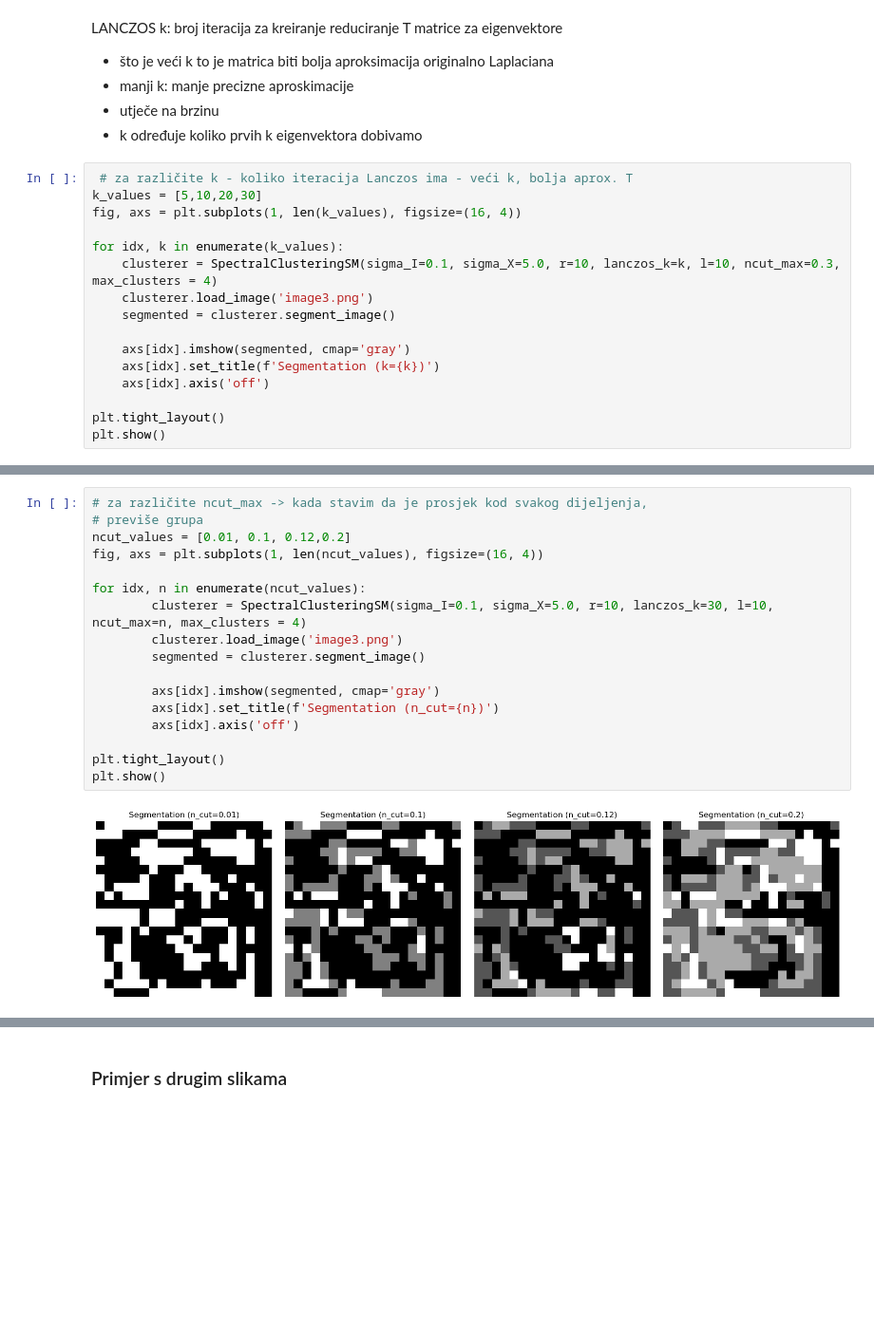
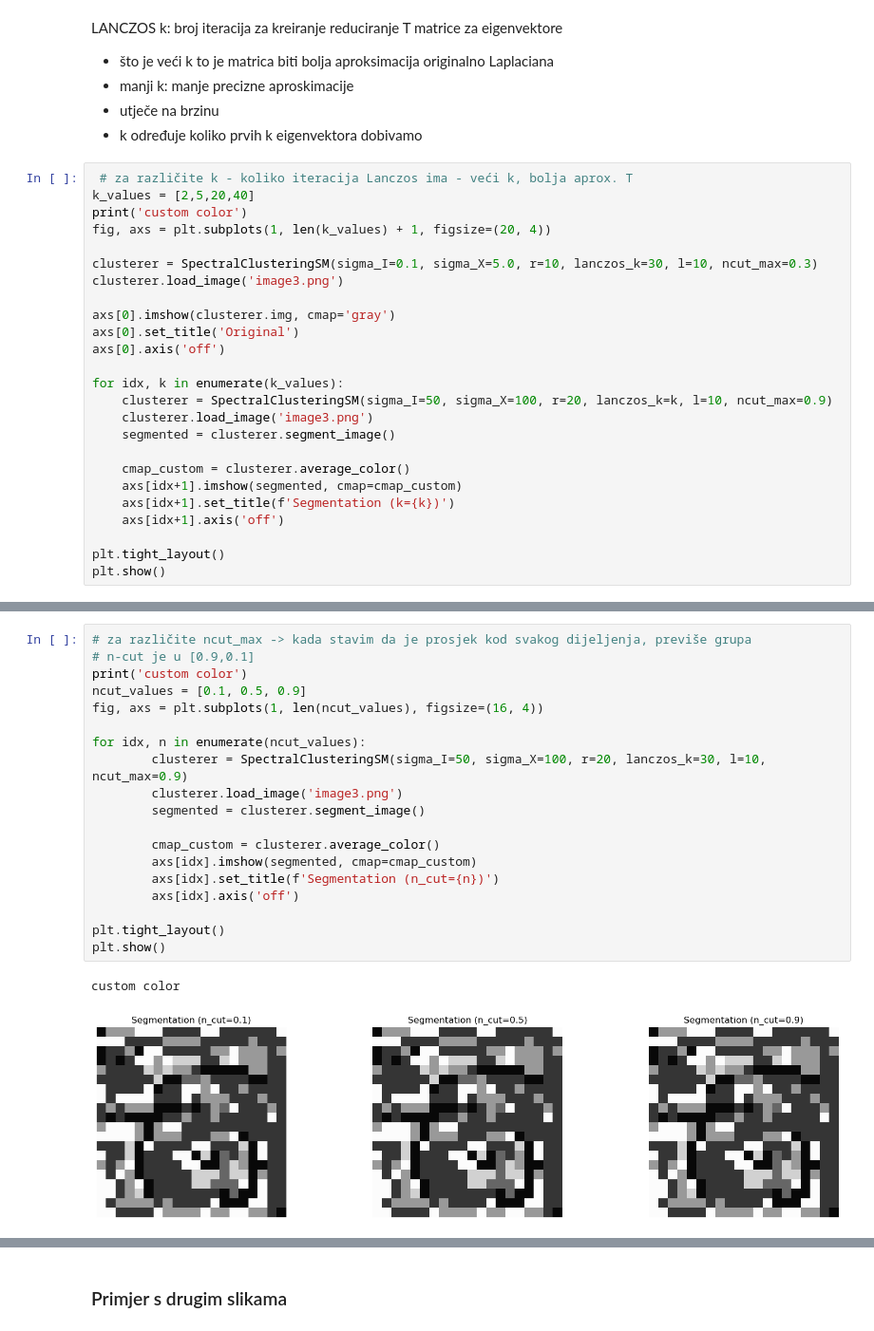
Before and after one commit to antoniamstr1/diplomski_rad, a Jupyter notebook: SM.ipynb, the cells around one changed output, grey strips where cells are left out. Shown: that part at 95% size. Saved outputs shown, nothing was run; the diff lists cells and outputs as text; blank space fills up the shorter version.

```diff
--- a/SM.ipynb
+++ b/SM.ipynb
@@ -280,17 +254,26 @@ LANCZOS k: broj iteracija za kreiranje reduciranje T matrice za eigenvektore
 - k određuje koliko prvih k eigenvektora dobivamo
 # %%
  # za različite k - koliko iteracija Lanczos ima - veći k, bolja aprox. T
-k_values = [5,10,20,30]
-fig, axs = plt.subplots(1, len(k_values), figsize=(16, 4))
+k_values = [2,5,20,40]
+print('custom color')
+fig, axs = plt.subplots(1, len(k_values) + 1, figsize=(20, 4))
+
+clusterer = SpectralClusteringSM(sigma_I=0.1, sigma_X=5.0, r=10, lanczos_k=30, l=10, ncut_max=0.3)
+clusterer.load_image('image3.png')
+
+axs[0].imshow(clusterer.img, cmap='gray')
+axs[0].set_title('Original')
+axs[0].axis('off')
 
 for idx, k in enumerate(k_values):
-    clusterer = SpectralClusteringSM(sigma_I=0.1, sigma_X=5.0, r=10, lanczos_k=k, l=10, ncut_max=0.3, max_clusters = 4)
+    clusterer = SpectralClusteringSM(sigma_I=50, sigma_X=100, r=20, lanczos_k=k, l=10, ncut_max=0.9)
     clusterer.load_image('image3.png')
     segmented = clusterer.segment_image()
 
-    axs[idx].imshow(segmented, cmap='gray')
-    axs[idx].set_title(f'Segmentation (k={k})')
-    axs[idx].axis('off')
+    cmap_custom = clusterer.average_color()
+    axs[idx+1].imshow(segmented, cmap=cmap_custom)
+    axs[idx+1].set_title(f'Segmentation (k={k})')
+    axs[idx+1].axis('off')
 
 plt.tight_layout()
 plt.show()
@@ -299,21 +283,24 @@ plt.show()
 # %%
-# za različite ncut_max -> kada stavim da je prosjek kod svakog dijeljenja,
-# previše grupa
-ncut_values = [0.01, 0.1, 0.12,0.2]
+# za različite ncut_max -> kada stavim da je prosjek kod svakog dijeljenja, previše grupa
+# n-cut je u [0.9,0.1]
+print('custom color')
+ncut_values = [0.1, 0.5, 0.9]
 fig, axs = plt.subplots(1, len(ncut_values), figsize=(16, 4))
 
 for idx, n in enumerate(ncut_values):
-        clusterer = SpectralClusteringSM(sigma_I=0.1, sigma_X=5.0, r=10, lanczos_k=30, l=10, ncut_max=n, max_clusters = 4)
+        clusterer = SpectralClusteringSM(sigma_I=50, sigma_X=100, r=20, lanczos_k=30, l=10, ncut_max=0.9)
         clusterer.load_image('image3.png')
         segmented = clusterer.segment_image()
 
-        axs[idx].imshow(segmented, cmap='gray')
+        cmap_custom = clusterer.average_color()
+        axs[idx].imshow(segmented, cmap=cmap_custom)
         axs[idx].set_title(f'Segmentation (n_cut={n})')
         axs[idx].axis('off')
 
 plt.tight_layout()
 plt.show()
 # %% [output]
+custom color
-[figure, old version]
+[figure, new version]
 # %%
 # različiti l
```
Also changed, not shown: parts of 11 cells of this notebook, 5 other files.
